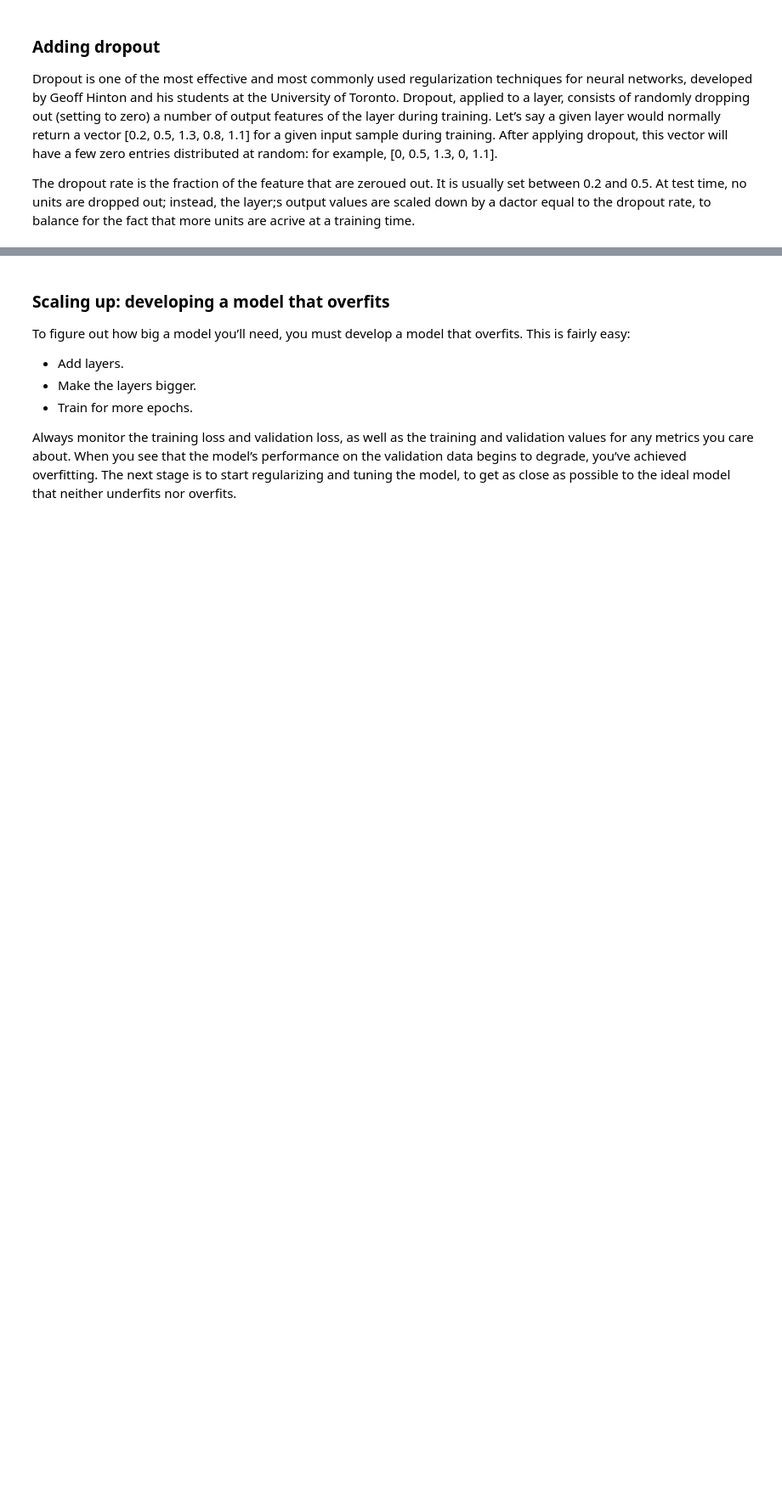
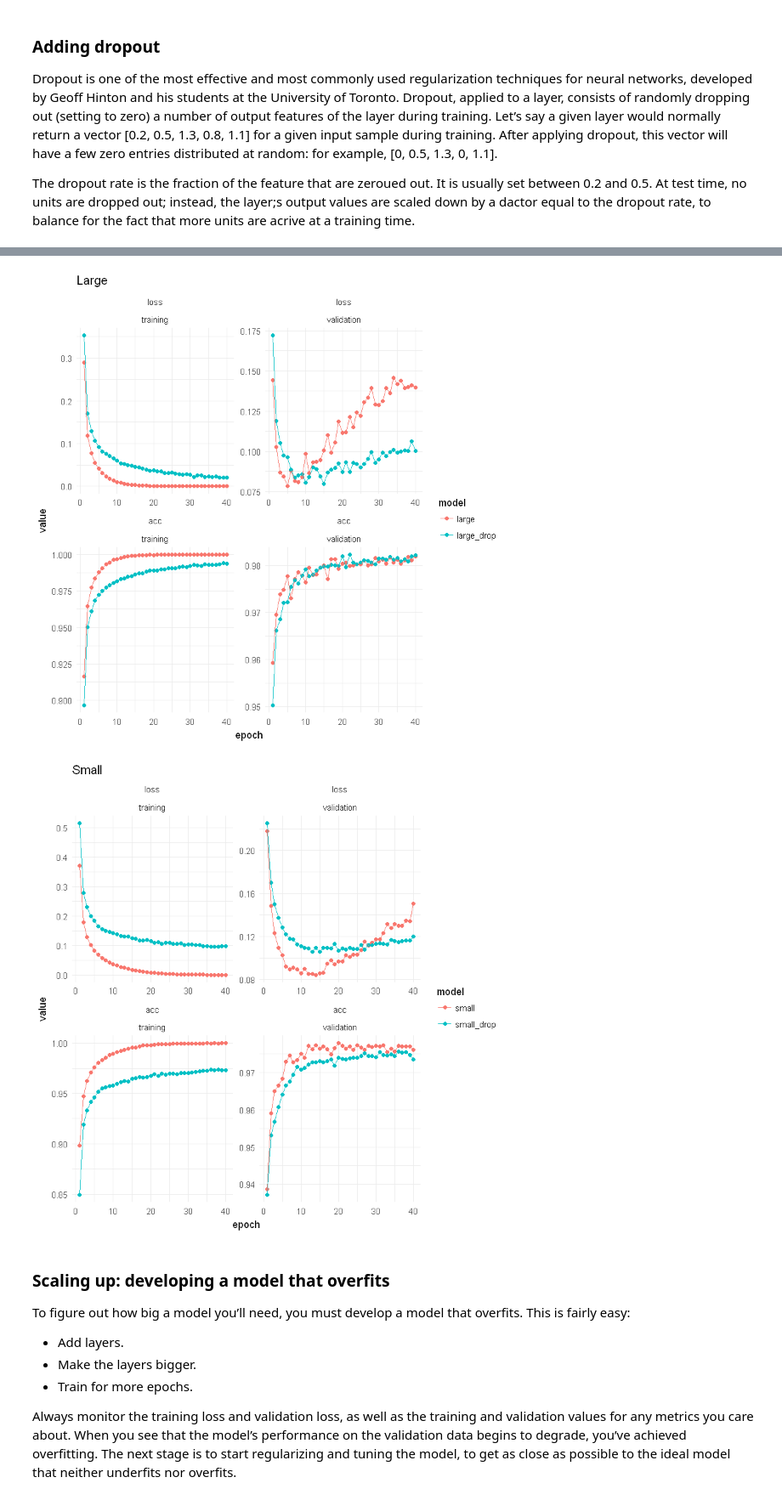
Before and after one commit to mmmlc/mlTeachings, a Jupyter notebook: 3_3_Regularization.ipynb, the cells around one changed output, grey strips where cells are left out. Shown at 85% size. Cells and saved outputs as stored; diff of their text form; code cells hidden in the pictures; blank space fills up the shorter version.

```diff
--- a/3_3_Regularization.ipynb
+++ b/3_3_Regularization.ipynb
@@ -94,3 +316,25 @@ The dropout rate is the fraction of the feature that are zeroued out. It is usua
+# %%
+### code here
+
+history_small_dropout = history_small_dropout %>% as_data_frame %>% mutate(model = 'small_drop')
+history_large_dropout = history_large_dropout  %>% as_data_frame %>% mutate(model = 'large_drop')
+
+history_bind_large_dropout = bind_rows(history_large, history_large_dropout)
+
+history_bind_large_dropout %>% ggplot(aes(x = epoch, y = value, group = model, colour = model)) +
+    geom_point() +
+    geom_line() +
+    facet_wrap(scales = 'free', ~metric+data, ncol = 2) + theme_minimal() + ggtitle('Large')
+
+history_bind_small_dropout = bind_rows(history_small, history_small_dropout)
+
+history_bind_small_dropout %>% ggplot(aes(x = epoch, y = value, group = model, colour = model)) +
+    geom_point() +
+    geom_line() +
+    facet_wrap(scales = 'free', ~metric+data, ncol = 2) + theme_minimal() + ggtitle('Small')
+# %% [output]
+[figure, added]
+[figure, added]
 # %% [markdown]
 ### Scaling up: developing a model that overfits
 
```
Also changed, not shown: parts of 16 cells of this notebook, 23 other files.
